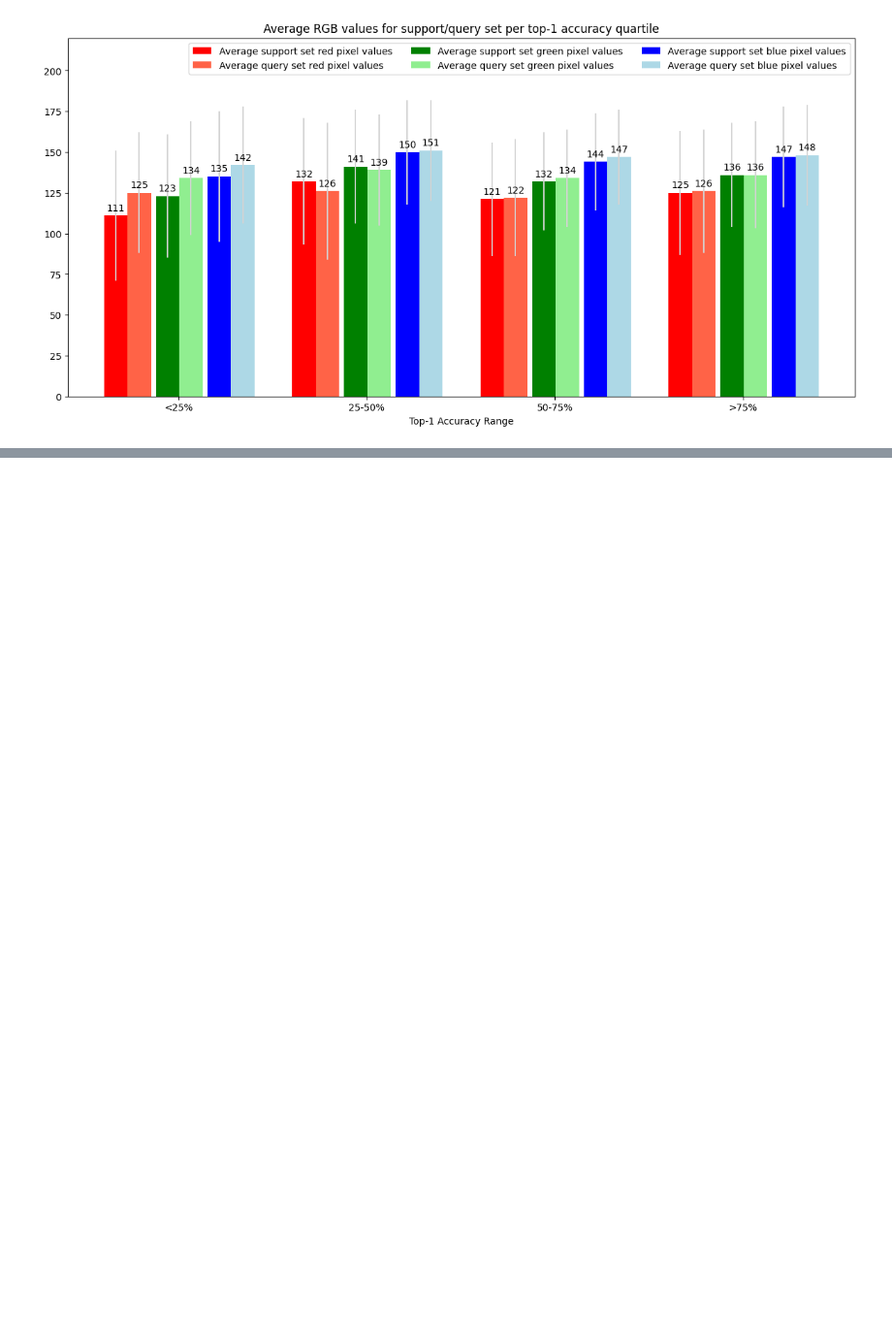
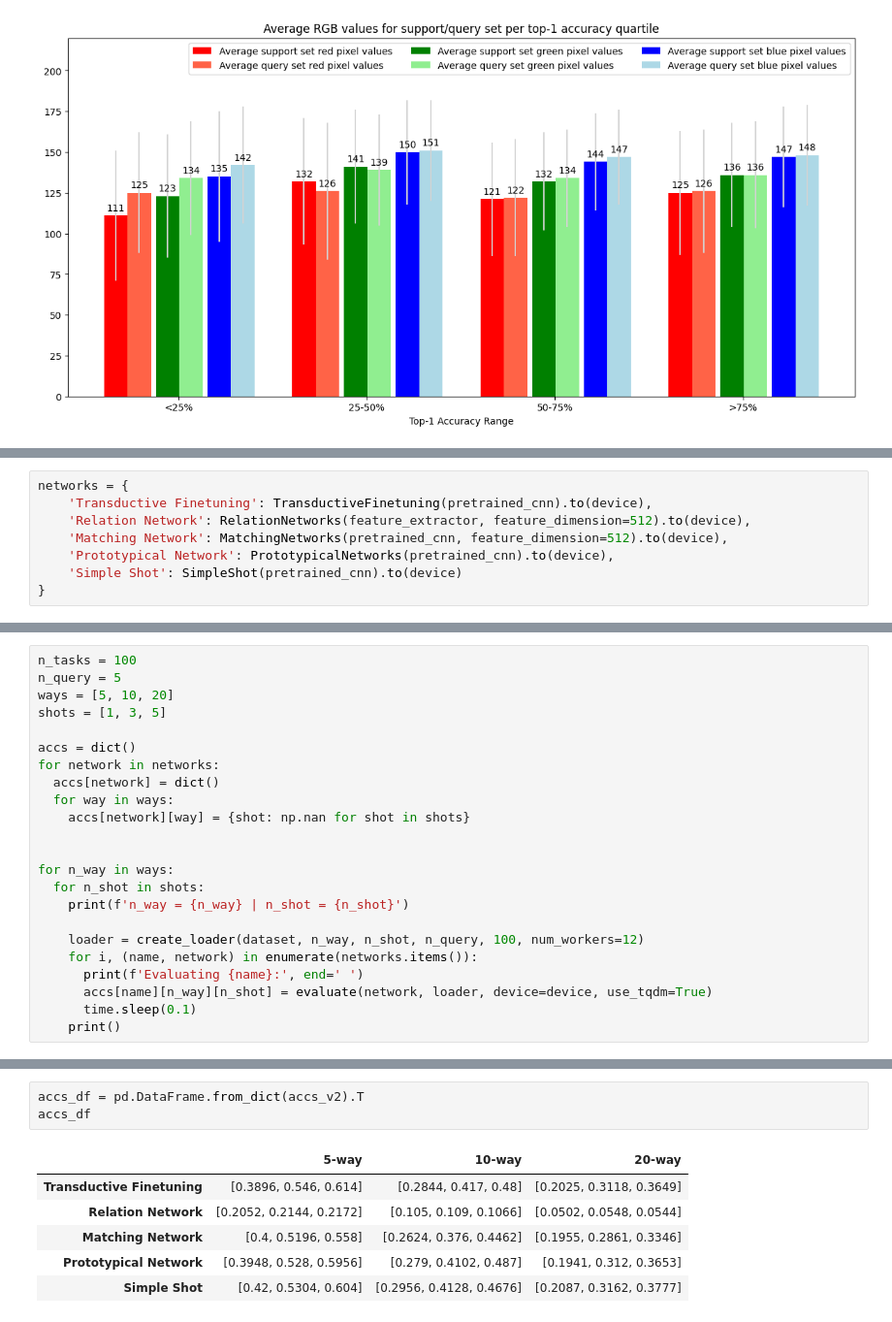
Before and after one commit to jwells52/creating-ai-enabled-systems, a Jupyter notebook: Research Project/notebooks/fsl_experiment3.ipynb, the cells around one changed output, grey strips where cells are left out. Shown at 97% size. Drawn from its saved outputs; the diff is of its cells as text; blank space fills up the shorter version.

```diff
--- a/Research Project/notebooks/fsl_experiment3.ipynb
+++ b/Research Project/notebooks/fsl_experiment3.ipynb
@@ -471,0 +433,8 @@ KeyboardInterrupt: ignored
+# %%
+networks = {
+    'Transductive Finetuning': TransductiveFinetuning(pretrained_cnn).to(device),
+    'Relation Network': RelationNetworks(feature_extractor, feature_dimension=512).to(device),
+    'Matching Network': MatchingNetworks(pretrained_cnn, feature_dimension=512).to(device),
+    'Prototypical Network': PrototypicalNetworks(pretrained_cnn).to(device),
+    'Simple Shot': SimpleShot(pretrained_cnn).to(device)
+}
@@ -471,0 +443,23 @@ KeyboardInterrupt: ignored
+# %%
+n_tasks = 100
+n_query = 5
+ways = [5, 10, 20]
+shots = [1, 3, 5]
+
+accs = dict()
+for network in networks:
+  accs[network] = dict()
+  for way in ways:
+    accs[network][way] = {shot: np.nan for shot in shots}
+
+
+for n_way in ways:
+  for n_shot in shots:
+    print(f'n_way = {n_way} | n_shot = {n_shot}')
+
+    loader = create_loader(dataset, n_way, n_shot, n_query, 100, num_workers=12)
+    for i, (name, network) in enumerate(networks.items()):
+      print(f'Evaluating {name}:', end=' ')
+      accs[name][n_way][n_shot] = evaluate(network, loader, device=device, use_tqdm=True)
+      time.sleep(0.1)
+    print()
@@ -471,0 +528,10 @@ KeyboardInterrupt: ignored
+# %%
+accs_df = pd.DataFrame.from_dict(accs_v2).T
+accs_df
+# %% [output]
+|  | 5-way | 10-way | 20-way |
+| Transductive Finetuning | [0.3896, 0.546, 0.614] | [0.2844, 0.417, 0.48] | [0.2025, 0.3118, 0.3649] |
+| Relation Network | [0.2052, 0.2144, 0.2172] | [0.105, 0.109, 0.1066] | [0.0502, 0.0548, 0.0544] |
+| Matching Network | [0.4, 0.5196, 0.558] | [0.2624, 0.376, 0.4462] | [0.1955, 0.2861, 0.3346] |
+| Prototypical Network | [0.3948, 0.528, 0.5956] | [0.279, 0.4102, 0.487] | [0.1941, 0.312, 0.3653] |
+| Simple Shot | [0.42, 0.5304, 0.604] | [0.2956, 0.4128, 0.4676] | [0.2087, 0.3162, 0.3777] |
```
Also changed, not shown: parts of 22 cells of this notebook.
